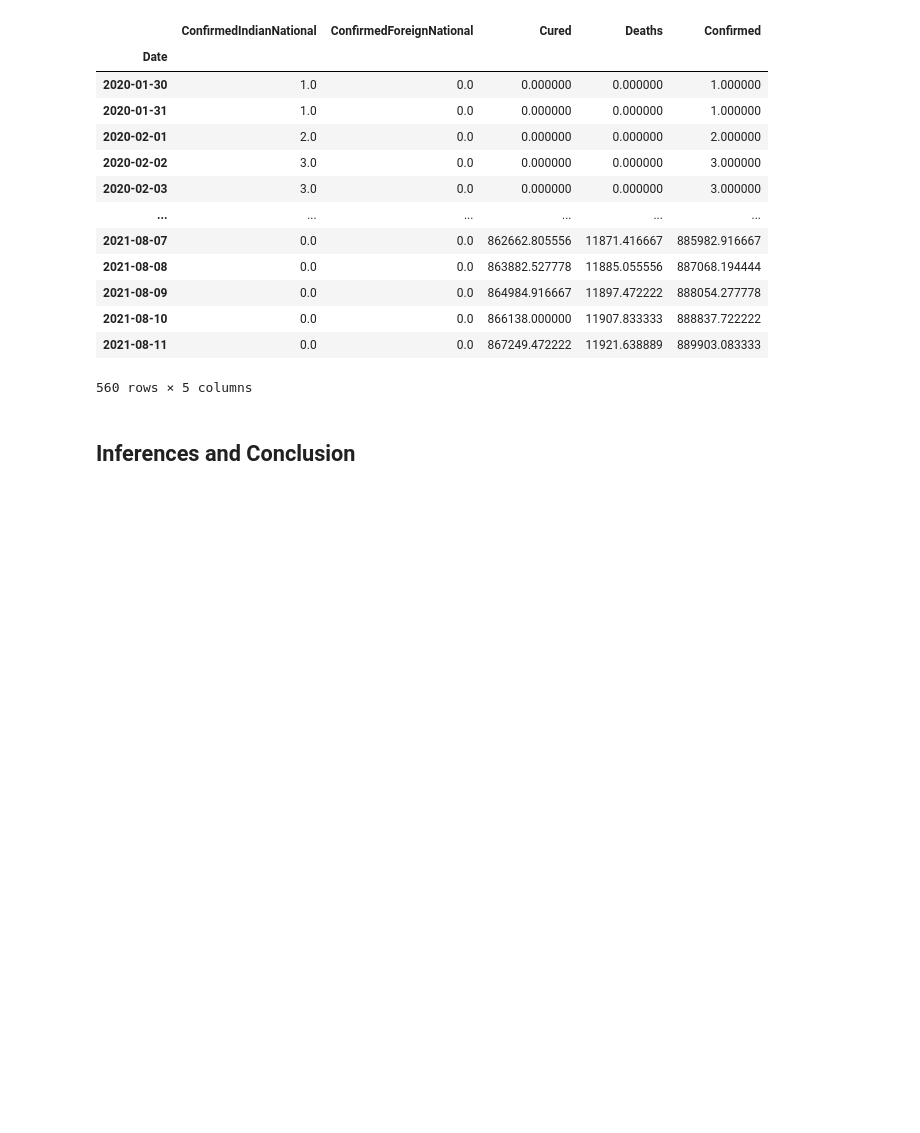
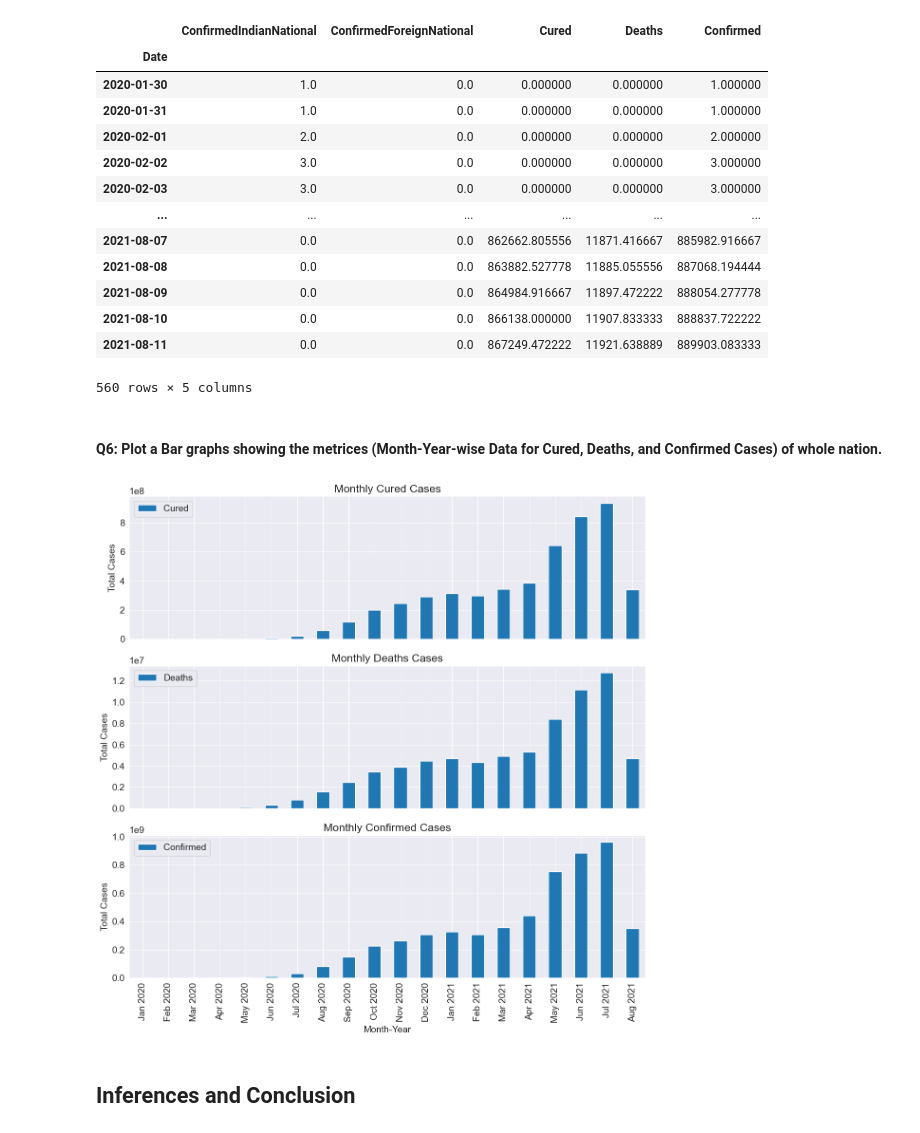
Before and after one commit to ravikumar1302/Covid-19-Analysis-India, a Jupyter notebook: Covid-19-Analysis-India.ipynb, the cells around one changed output. Cells and saved outputs as stored; diff of their text form; code cells hidden in the pictures; blank space fills up the shorter version.

```diff
--- a/Covid-19-Analysis-India.ipynb
+++ b/Covid-19-Analysis-India.ipynb
@@ -549,6 +549,56 @@ covid_df_daily_mean[[ 'ConfirmedIndianNational', 'ConfirmedForeignNational', 'Cu
 | 2021-08-10 | 0.0 | 0.0 | 866138.000000 | 11907.833333 | 888837.722222 |
 | 2021-08-11 | 0.0 | 0.0 | 867249.472222 | 11921.638889 | 889903.083333 |
 560 rows × 5 columns
+# %% [markdown]
+#### Q6: Plot a Bar graphs showing the metrices (Month-Year-wise Data for Cured, Deaths, and Confirmed Cases) of whole nation.
+# %%
+# Ensure the 'Date' column is in datetime format
+covid_df['Date'] = pd.to_datetime(covid_df['Date'])
+
+# Create a new column for the month and year
+covid_df['Month_Year'] = covid_df['Date'].dt.strftime('%b %Y')
+    # dt.strftime('%b %Y') is used to format a date, typically stored as a datetime object, into a string with a specific format.
+
+# Sort the 'Month_Year' column
+covid_df['Month_Year'] = pd.to_datetime(covid_df['Month_Year'], format='%b %Y')
+covid_df = covid_df.sort_values(by='Month_Year')
+
+# Group the data by the 'Month_Year' and sum the values for 'Cured,' 'Deaths,' and 'Confirmed' for each month
+monthly_data = covid_df.groupby('Month_Year')[['Cured', 'Deaths', 'Confirmed']].sum()
+# %%
+# Create separate subplots for each column
+fig, axes = plt.subplots(3, 1, figsize=(12, 12), sharex=True)
+    # sharex parameter is set to True, which means that all subplots will share the same x-axis => Visually more appealing
+
+# Plot 'Cured'
+monthly_data['Cured'].plot(kind='bar', ax=axes[0])
+axes[0].set_title('Monthly Cured Cases')
+axes[0].set_ylabel('Total Cases')
+axes[0].legend(['Cured'])
+
+# Plot 'Deaths'
+monthly_data['Deaths'].plot(kind='bar', ax=axes[1])
+axes[1].set_title('Monthly Deaths Cases')
+axes[1].set_ylabel('Total Cases')
+axes[1].legend(['Deaths'])
+
+# Plot 'Confirmed'
+monthly_data['Confirmed'].plot(kind='bar', ax=axes[2])
+axes[2].set_title('Monthly Confirmed Cases')
+axes[2].set_xlabel('Month-Year')
+axes[2].set_ylabel('Total Cases')
+axes[2].legend(['Confirmed'])
+
+# Format x-axis labels
+month_labels = [month.strftime('%b %Y') for month in monthly_data.index]
+plt.xticks(range(len(month_labels)), month_labels, rotation=45)
+    # xticks is a function that is used to customize the appearance of the x-axis tick labels.
+
+plt.xticks(rotation=90)  # Rotate the x-axis labels for readability
+plt.tight_layout()
+plt.show()
+# %% [output]
+[figure, added]
 # %% [markdown]
 ## Inferences and Conclusion
 # %% [markdown]
```
Also changed, not shown: parts of 1 cell of this notebook.
